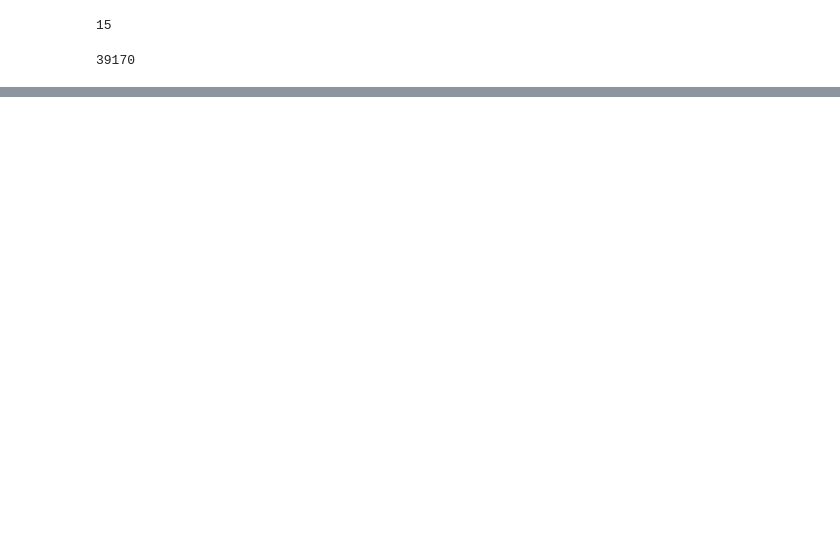
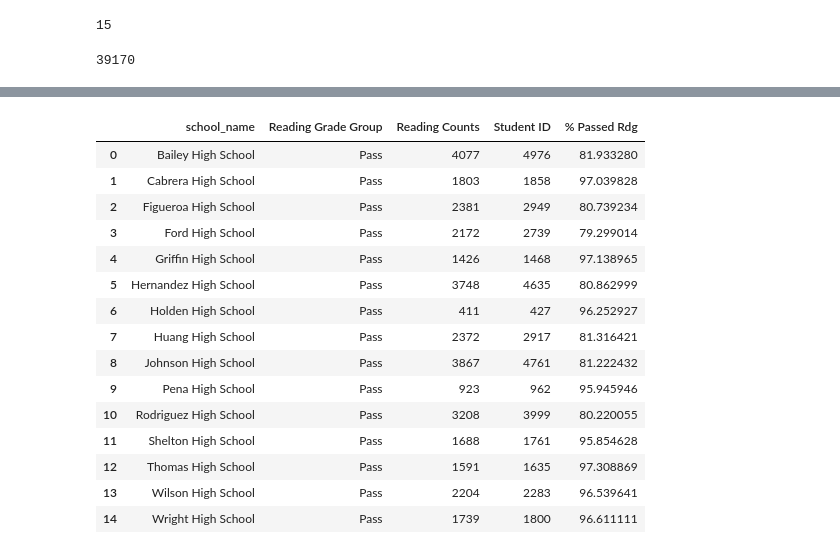
Before and after one commit to tamaranxu/pandas-challenge, a Jupyter notebook: PyCitySchools/PyCitySchools.ipynb, the cells around one changed output, grey strips where cells are left out. Saved outputs shown, nothing was run; the diff lists cells and outputs as text; code cells hidden in the pictures; blank space fills up the shorter version.

```diff
--- a/PyCitySchools/PyCitySchools.ipynb
+++ b/PyCitySchools/PyCitySchools.ipynb
@@ -35,0 +311,38 @@ total_students
+# %%
+# Count how many of pass values for each school and create DataFrame, for reading
+pass_rdg_df = pd.DataFrame(grouped_school_df["Reading Grade Group"].value_counts())
+
+# Rename the "Reading Grade Group" column to "Reading Counts"
+pass_rdg_df = pass_rdg_df.rename(
+    columns={"Reading Grade Group": "Reading Counts"})
+
+# Reset the index of "pass_rdg_df" so that includes all columns
+pass_rdg_df = pass_rdg_df.reset_index()
+
+# Isolate passing scores for reading
+sch_pass_rdg = pass_rdg_df.loc[(
+    pass_rdg_df["Reading Grade Group"] == "Pass")]
+
+# Merge the "school_student_count" into the DataFrame
+sch_pass_rdg = sch_pass_rdg.merge(school_student_count, on="school_name")
+
+# Add column for % passed
+sch_pass_rdg["% Passed Rdg"] = (sch_pass_rdg["Reading Counts"] / sch_pass_rdg["Student ID"]) * 100
+sch_pass_rdg
+# %% [output]
+|  | school_name | Reading Grade Group | Reading Counts | Student ID | % Passed Rdg |
+| 0 | Bailey High School | Pass | 4077 | 4976 | 81.933280 |
+| 1 | Cabrera High School | Pass | 1803 | 1858 | 97.039828 |
+| 2 | Figueroa High School | Pass | 2381 | 2949 | 80.739234 |
+| 3 | Ford High School | Pass | 2172 | 2739 | 79.299014 |
+| 4 | Griffin High School | Pass | 1426 | 1468 | 97.138965 |
+| 5 | Hernandez High School | Pass | 3748 | 4635 | 80.862999 |
+| 6 | Holden High School | Pass | 411 | 427 | 96.252927 |
+| 7 | Huang High School | Pass | 2372 | 2917 | 81.316421 |
+| 8 | Johnson High School | Pass | 3867 | 4761 | 81.222432 |
+| 9 | Pena High School | Pass | 923 | 962 | 95.945946 |
+| 10 | Rodriguez High School | Pass | 3208 | 3999 | 80.220055 |
+| 11 | Shelton High School | Pass | 1688 | 1761 | 95.854628 |
+| 12 | Thomas High School | Pass | 1591 | 1635 | 97.308869 |
+| 13 | Wilson High School | Pass | 2204 | 2283 | 96.539641 |
+| 14 | Wright High School | Pass | 1739 | 1800 | 96.611111 |
```
Also changed, not shown: parts of 21 cells of this notebook.
